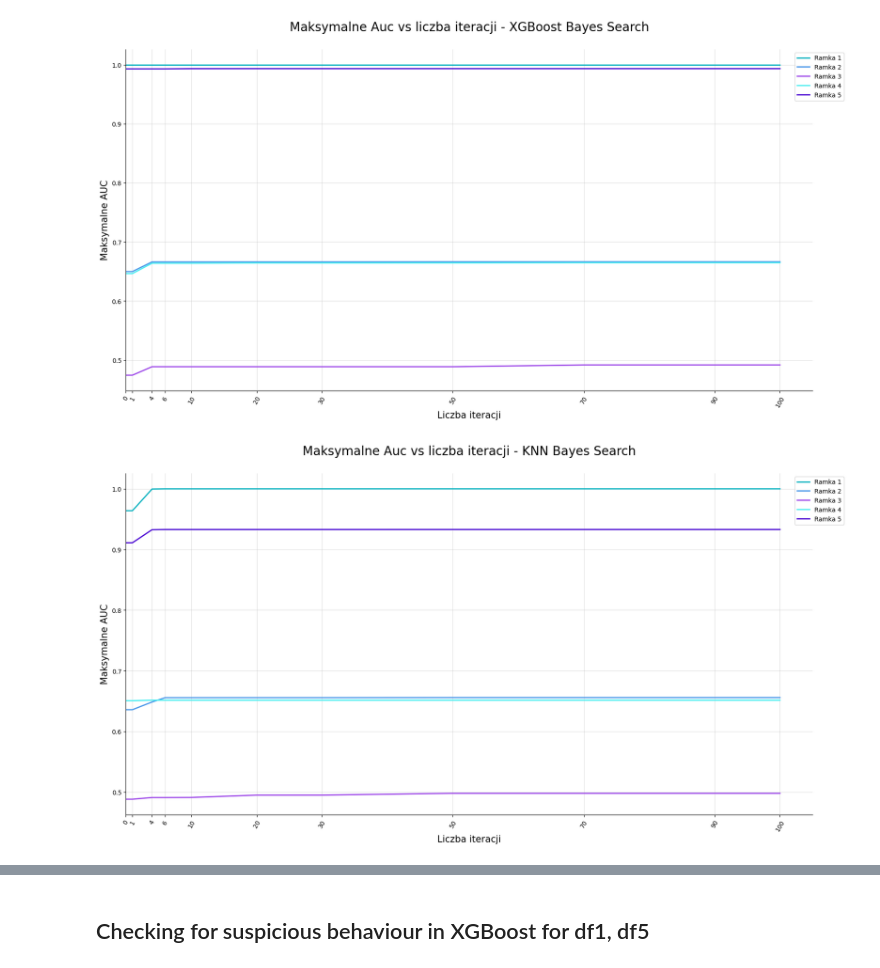
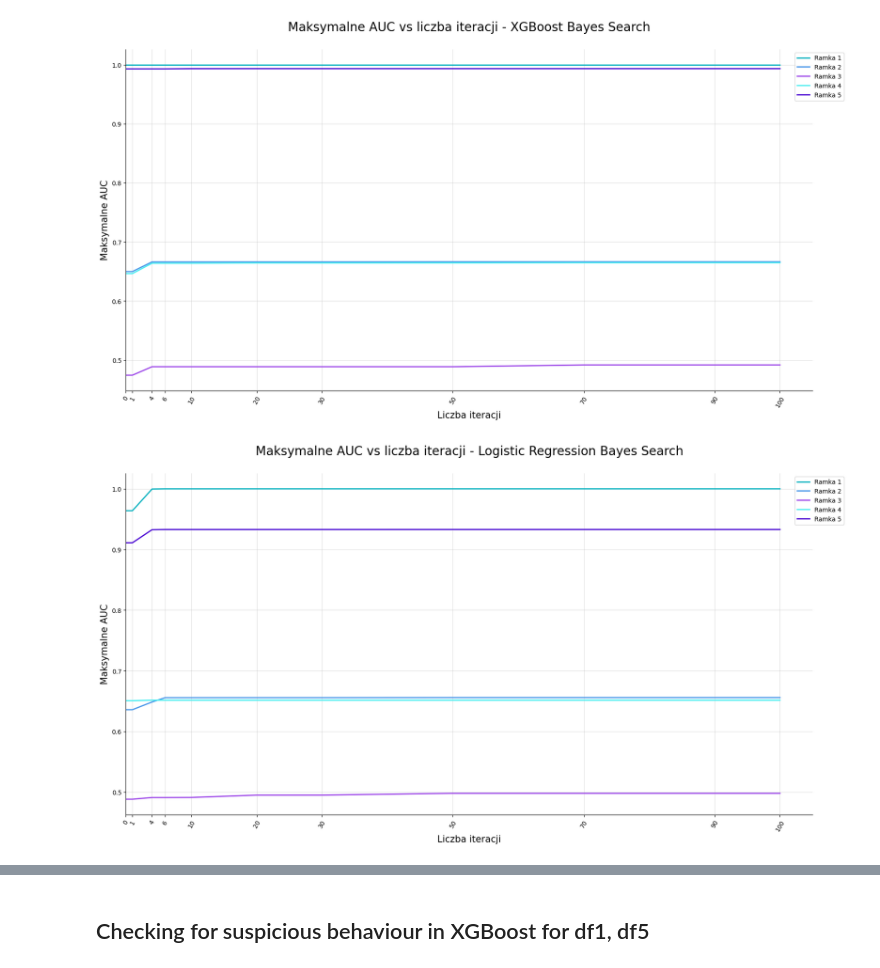
Before and after one commit to katarzynarogalska/Model-tunability, a Jupyter notebook: notebooks/tunability.ipynb, the cells around one changed output, grey strips where cells are left out. Saved outputs shown, nothing was run; the diff lists cells and outputs as text; code cells hidden in the pictures.

```diff
--- a/notebooks/tunability.ipynb
+++ b/notebooks/tunability.ipynb
@@ -313,6 +313,6 @@ plot_stability(xg_all_params_bayes,[0,1,4,6, 10,20,30,50,70,90,100], 'Maksymalne
 # %% [output]
 [figure]
 # %%
-plot_stability(log_all_params_bayes,[0,1,4,6,10,20,30,50,70,90,100], 'Maksymalne Auc vs liczba iteracji - KNN Bayes Search')
+plot_stability(log_all_params_bayes,[0,1,4,6,10,20,30,50,70,90,100], 'Maksymalne AUC vs liczba iteracji - Logistic Regression Bayes Search')
 # %% [output]
-[figure, old version]
+[figure, new version]
```
Also changed, not shown: parts of 8 cells of this notebook.
